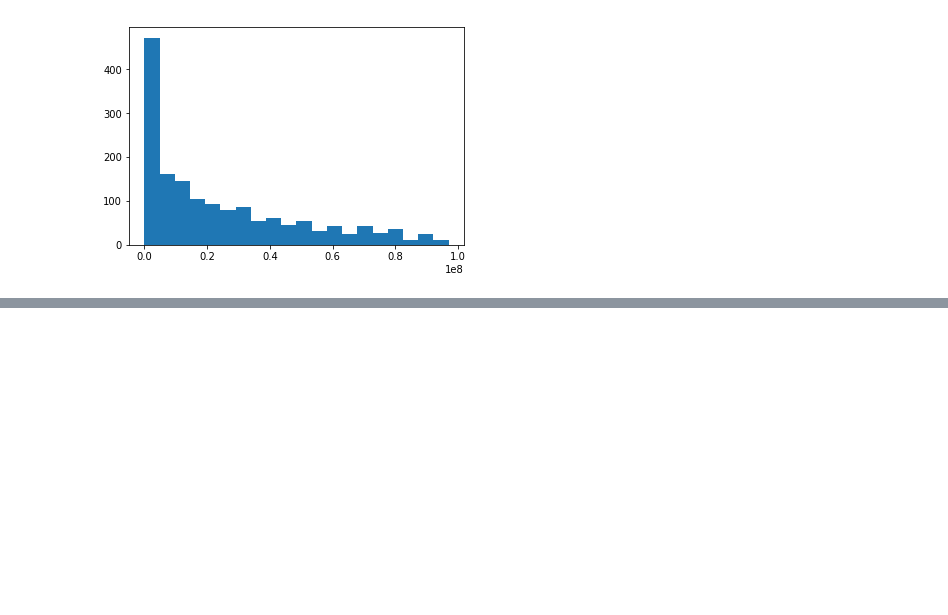
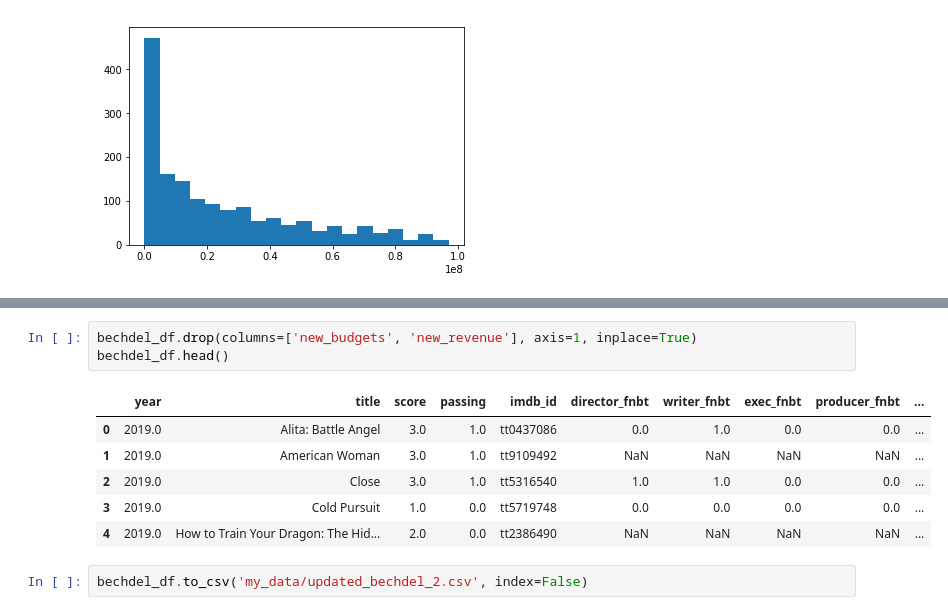
Before and after one commit to MagicMilly/women-in-film-analysis-dashboard, a Jupyter notebook: more_data_munging_useful.ipynb, the cells around one changed output, grey strips where cells are left out. Drawn from its saved outputs; the diff is of its cells as text; blank space fills up the shorter version.

```diff
--- a/more_data_munging_useful.ipynb
+++ b/more_data_munging_useful.ipynb
@@ -1808,0 +1712,12 @@ bechdel_copy_indices
+# %%
+bechdel_df.drop(columns=['new_budgets', 'new_revenue'], axis=1, inplace=True)
+bechdel_df.head()
+# %% [output]
+|  | year | title | score | passing | imdb_id | director_fnbt | writer_fnbt | exec_fnbt | producer_fnbt | ... |
+| 0 | 2019.0 | Alita: Battle Angel | 3.0 | 1.0 | tt0437086 | 0.0 | 1.0 | 0.0 | 0.0 | ... |
+| 1 | 2019.0 | American Woman | 3.0 | 1.0 | tt9109492 | NaN | NaN | NaN | NaN | ... |
+| 2 | 2019.0 | Close | 3.0 | 1.0 | tt5316540 | 1.0 | 1.0 | 0.0 | 0.0 | ... |
+| 3 | 2019.0 | Cold Pursuit | 1.0 | 0.0 | tt5719748 | 0.0 | 0.0 | 0.0 | 0.0 | ... |
+| 4 | 2019.0 | How to Train Your Dragon: The Hid... | 2.0 | 0.0 | tt2386490 | NaN | NaN | NaN | NaN | ... |
+# %%
+bechdel_df.to_csv('my_data/updated_bechdel_2.csv', index=False)
```
Also changed, not shown: parts of 148 cells of this notebook.
